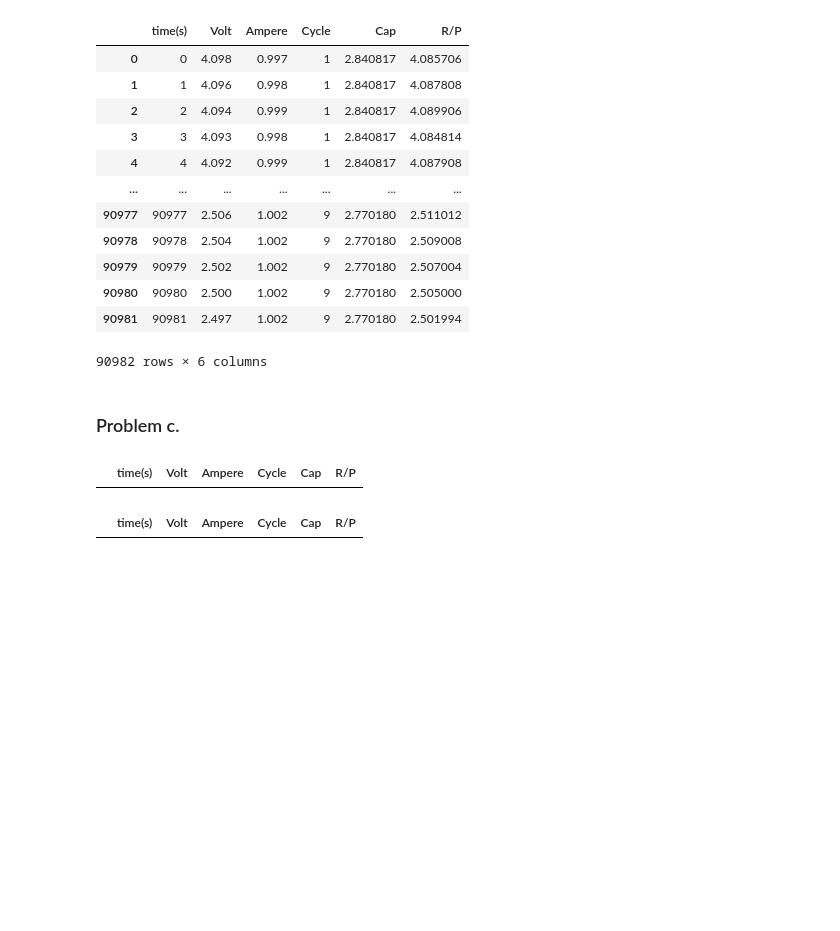
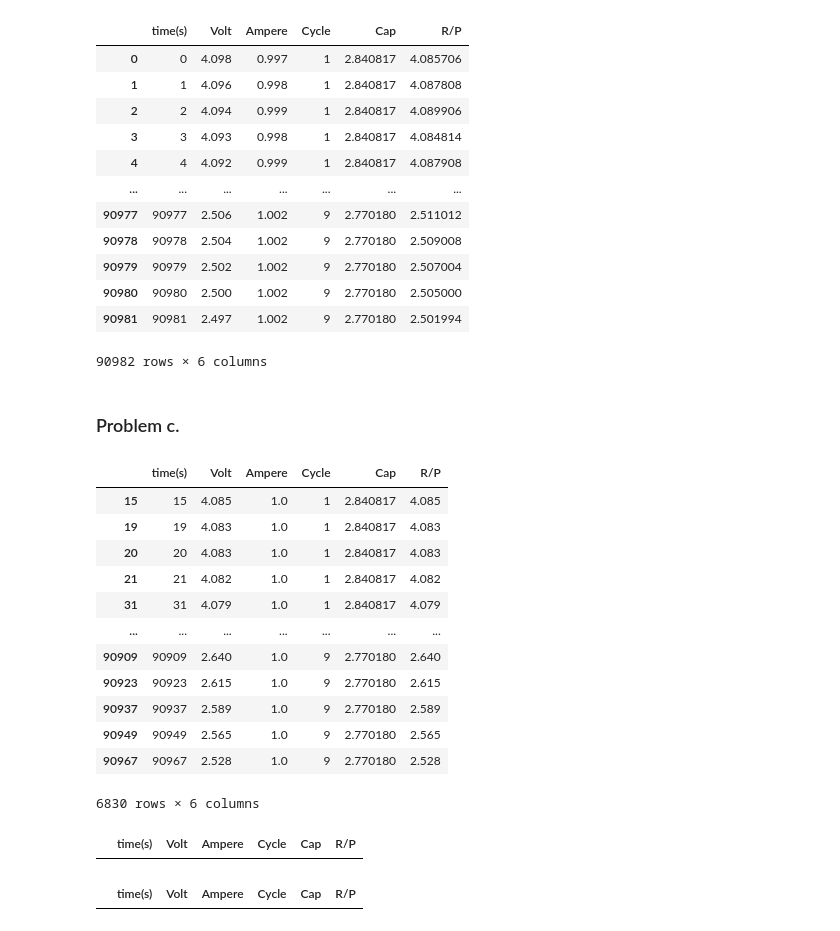
Before and after one commit to ArdiansyahArya/LiveCode1, a Jupyter notebook: Assignment_Templates.ipynb, the cells around one changed output. Saved outputs shown, nothing was run; the diff lists cells and outputs as text; code cells hidden in the pictures; blank space fills up the shorter version.

```diff
--- a/Assignment_Templates.ipynb
+++ b/Assignment_Templates.ipynb
@@ -148,6 +148,23 @@ cd # Melihat tabel keseluruhan
 # %%
 # Membuat query dan dataset baru dimana kapasitas arus = 1 dan cycle ganjil.
 cd1=cd.loc[(cd['Ampere'] == 1) & (cd['Cycle'] % 2 != 0)]
+# %%
+# Melihat preview dari dataset baru
+cd1
+# %% [output]
+|  | time(s) | Volt | Ampere | Cycle | Cap | R/P |
+| 15 | 15 | 4.085 | 1.0 | 1 | 2.840817 | 4.085 |
+| 19 | 19 | 4.083 | 1.0 | 1 | 2.840817 | 4.083 |
+| 20 | 20 | 4.083 | 1.0 | 1 | 2.840817 | 4.083 |
+| 21 | 21 | 4.082 | 1.0 | 1 | 2.840817 | 4.082 |
+| 31 | 31 | 4.079 | 1.0 | 1 | 2.840817 | 4.079 |
+| ... | ... | ... | ... | ... | ... | ... |
+| 90909 | 90909 | 2.640 | 1.0 | 9 | 2.770180 | 2.640 |
+| 90923 | 90923 | 2.615 | 1.0 | 9 | 2.770180 | 2.615 |
+| 90937 | 90937 | 2.589 | 1.0 | 9 | 2.770180 | 2.589 |
+| 90949 | 90949 | 2.565 | 1.0 | 9 | 2.770180 | 2.565 |
+| 90967 | 90967 | 2.528 | 1.0 | 9 | 2.770180 | 2.528 |
+6830 rows × 6 columns
 # %%
 cd1.loc[(cd1['Ampere'] !=1)] # Memastikan tidak ada data yang salah dimana ampere != 1
 # %% [output]
```
Also changed, not shown: parts of 3 cells of this notebook.
